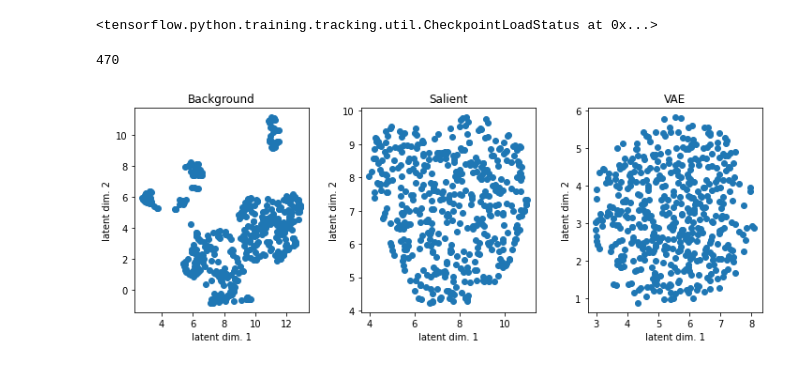
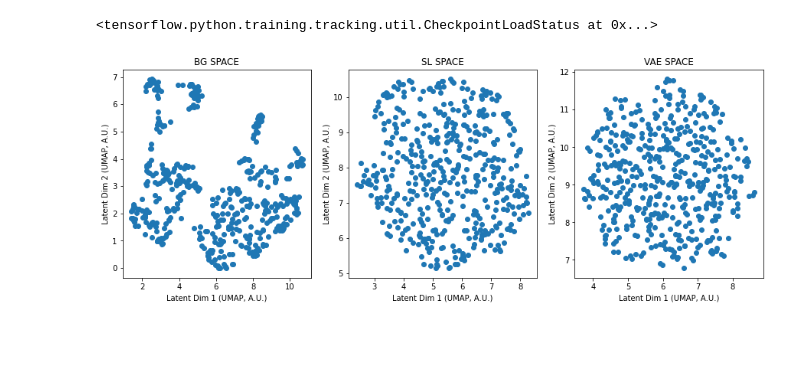
Before and after one commit to Aglinskas/BC-MRI-AE, a Jupyter notebook: Colab Notebooks/VectorFieldsGreenTensors.ipynb, the cells around one changed output. Drawn from its saved outputs; the diff is of its cells as text; code cells hidden in the pictures; blank space fills up the shorter version.

```diff
--- a/Colab Notebooks/VectorFieldsGreenTensors.ipynb
+++ b/Colab Notebooks/VectorFieldsGreenTensors.ipynb
@@ -74,16 +76,37 @@ loss = pickle.load(open(fn+'_loss.pickle','rb'))
 cvae.load_weights(fn)
 # %% [output]
 <tensorflow.python.training.tracking.util.CheckpointLoadStatus at 0x...>
-# %%
-# PLOT
-w = 2
-vae_space = dim_reduce(encoder.predict(ABIDE_data)[w])
-bg_space,sl_space = get_spaces(ABIDE_data, z_encoder, s_encoder, w=w, method='UMAP')
-
-fig = cscatter([bg_space,sl_space,vae_space],v=patients,return_axes=True)
-# %% [output]
-470
-[figure, removed]
+# %%
+ofdir = '/mmfs1/data/aglinska/BC-MRI-AE/Data/'
+embedded_data = pickle.load(open(os.path.join(ofdir,'embedded_data.pickle'),'rb'))
+
+plt.figure(figsize=(15,5))
+plt.subplot(1,3,1)
+plt.scatter(embedded_data['bg_space_abide'][:,0],embedded_data['bg_space_abide'][:,1])
+#plt.scatter(bg_space_sfari[:,0],bg_space_sfari[:,1])
+#plt.legend(['ABIDE','SFARI']);
+plt.title('BG SPACE')
+plt.xlabel('Latent Dim 1 (UMAP, A.U.)')
+plt.ylabel('Latent Dim 2 (UMAP, A.U.)')
+
+plt.subplot(1,3,2)
+plt.scatter(embedded_data['sl_space_abide'][:,0],embedded_data['sl_space_abide'][:,1])
+#plt.scatter(sl_space_sfari[:,0],sl_space_sfari[:,1])
+#plt.legend(['ABIDE','SFARI']);
+plt.title('SL SPACE')
+plt.xlabel('Latent Dim 1 (UMAP, A.U.)')
+plt.ylabel('Latent Dim 2 (UMAP, A.U.)')
+
+plt.subplot(1,3,3)
+plt.scatter(embedded_data['vae_space_abide'][:,0],embedded_data['vae_space_abide'][:,1])
+#plt.scatter(vae_space_sfari[:,0],vae_space_sfari[:,1])
+plt.xlabel('Latent Dim 1 (UMAP, A.U.)')
+plt.ylabel('Latent Dim 2 (UMAP, A.U.)')
+#plt.legend(['ABIDE','SFARI']);
+plt.title('VAE SPACE')
+plt.savefig('/mmfs1/data/aglinska/figures/spaces_abide.png',dpi=300)
+# %% [output]
+[figure, added]
 # %%
 def inverse_tx_umap(targ,s_embedding):
     targ = np.array(targ)
```
Also changed, not shown: parts of 28 cells of this notebook, 14 other files.
